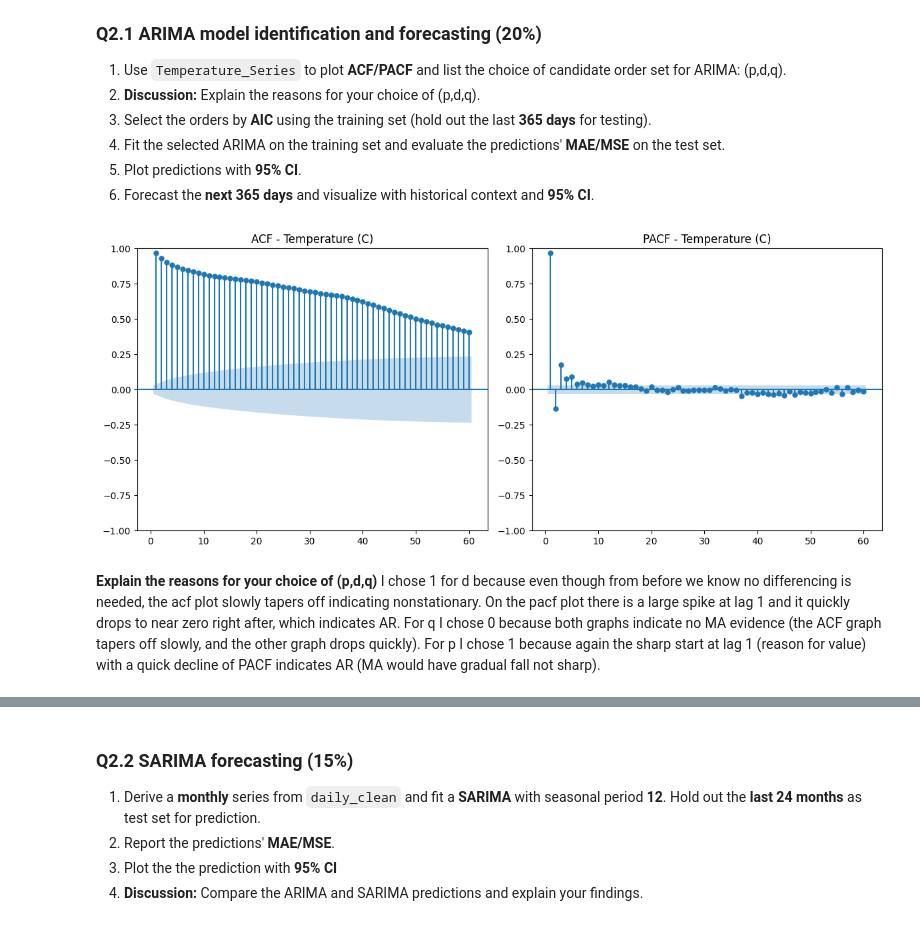
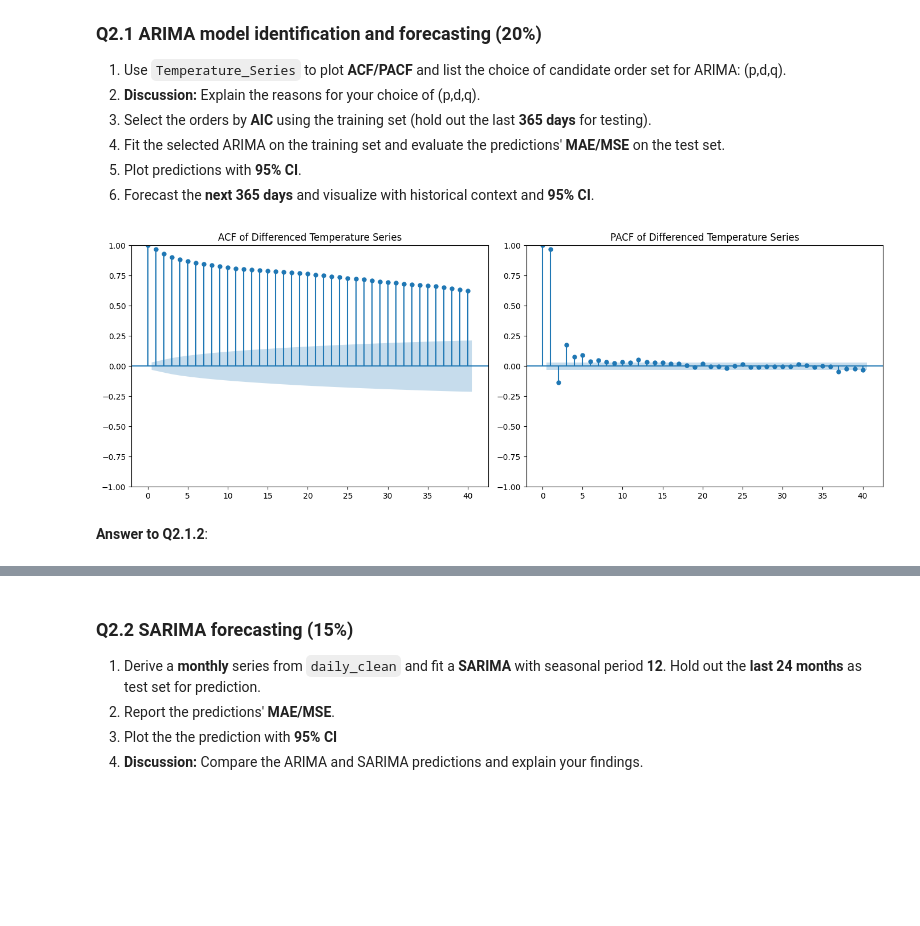
Before and after one commit to AdamDunn1437/4010_A1, a Jupyter notebook: Assignment1.ipynb, the cells around one changed output, grey strips where cells are left out. Drawn from its saved outputs; the diff is of its cells as text; code cells hidden in the pictures; blank space fills up the shorter version.

```diff
--- a/Assignment1.ipynb
+++ b/Assignment1.ipynb
@@ -27,11 +27,13 @@ Follow these steps before submitting your assignment:
 1. Load the dataset and print the **first 6 rows**.
 2. Encode categorical variables (one‑hot). *(If none, report "none.")*
 # %%
+# Answer to Q1.1.1
 import pandas as pd
+import warnings
+warnings.filterwarnings("ignore")
 
-#load dataset
-data = pd.read_csv("C:/Users/sixel/fourth year/4410/assignments/1/weather.csv")
-
-#display first 6 rows
-print(data.head(6))
+# Load the dataset
+df = pd.read_csv("weather.csv", index_col='Formatted Date', parse_dates=True)
+# Show the first 6 rows
+print(df.head(6))
 # %% [output]
@@ -126,3 +117,4 @@ data_lti[["Temperature (C)", "Pressure (millibars)", "Humidity"]] = \
 # %%
-daily_clean=data_lti.copy()
+# Answer to Q1.2.3
+daily_clean = df_interp.copy()
 # %% [markdown]
@@ -140,7 +138,9 @@ daily_clean=data_lti.copy()
 5. **Discussion:** Explain the reason for your choice of differencing technique for each series.
 6. **Discussion:** Would you difference a series that is already stationary by ADF? When might that still help?
 # %%
-#extract univariate series'
-temp_series=daily_clean['Temperature (C)']
-press_series=daily_clean['Pressure (millibars)']
+# Answer to Q1.3.1
+
+# Extract the two series from the cleaned dataset
+Temperature_Series = daily_clean['Temperature (C)']
+Pressure_Series = daily_clean['Pressure (millibars)']
 # %%
@@ -234,23 +252,20 @@ plt.show()
 5. Plot predictions with **95% CI**.
 6. Forecast the **next 365 days** and visualize with historical context and **95% CI**.
 # %%
+# Answer to Q2.1.1
 from statsmodels.graphics.tsaplots import plot_acf, plot_pacf
+from pmdarima import auto_arima
 
-#plot acf to show correlation of data with lagged values (detects AR through slow decay)
-plt.figure(figsize=(12,5))
-plt.subplot(1,2,1)
-plot_acf(temp_series.dropna(), lags=60, zero=False, ax=plt.gca())
-plt.title("ACF - Temperature (C)")
-
-#plot pacf measure correlation after removing effects of shorter lags (quick cutoff is AR)
-plt.subplot(1,2,2)
-plot_pacf(temp_series.dropna(), lags=60, method='ywm', zero=False, ax=plt.gca())
-plt.title("PACF - Temperature (C)")
-
+# Plot ACF and PACF
+fig, ax = plt.subplots(1, 2, figsize=(14, 5))
+plot_acf(Temperature_Series.dropna(), lags=40, ax=ax[0])
+ax[0].set_title("ACF of Differenced Temperature Series")
+plot_pacf(Temperature_Series.dropna(), lags=40, ax=ax[1], method="ywm")
+ax[1].set_title("PACF of Differenced Temperature Series")
 plt.tight_layout()
 plt.show()
 # %% [output]
-[figure, old version]
+[figure, new version]
 # %% [markdown]
-**Explain the reasons for your choice of (p,d,q)** I chose 1 for d because even though from before we know no differencing is needed, the acf plot slowly tapers off indicating nonstationary. On the pacf plot there is a large spike at lag 1 and it quickly drops to near zero right after, which indicates AR. For q I chose 0 because both graphs indicate no MA evidence (the ACF graph tapers off slowly, and the other graph drops quickly). For p I chose 1 because again the sharp start at lag 1 (reason for value) with a quick decline of PACF indicates AR (MA would have gradual fall not sharp).
+**Answer to Q2.1.2**:
 # %%
```
Also changed, not shown: parts of 38 cells of this notebook.
